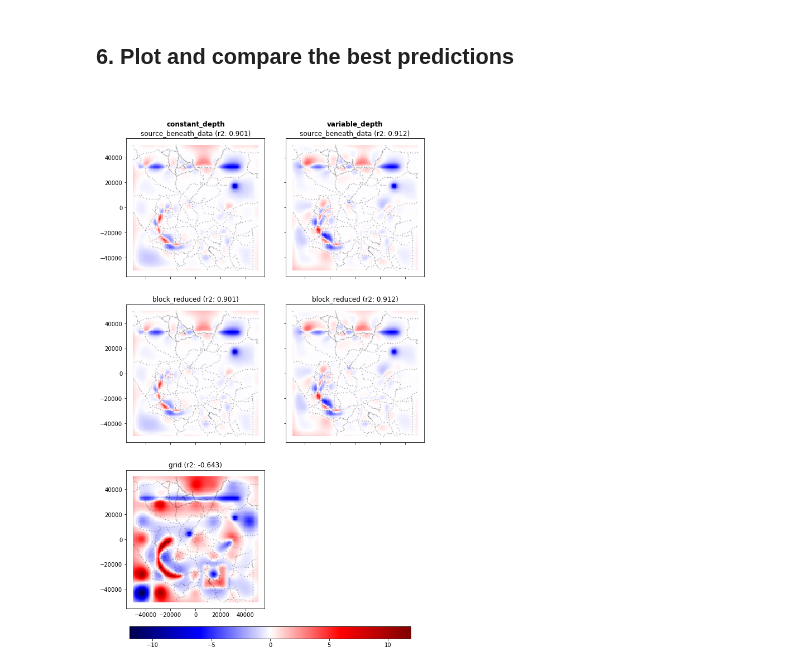
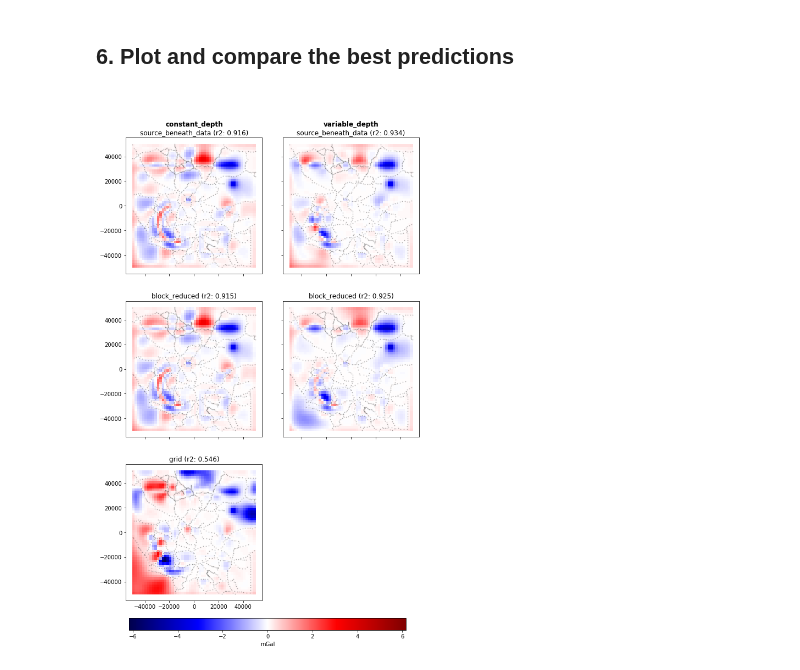
Before and after one commit to compgeolab/eql-gradient-boosted, a Jupyter notebook: notebooks/Gridding synthetic ground survey.ipynb, the cells around one changed output. Drawn from its saved outputs; the diff is of its cells as text; code cells hidden in the pictures.

```diff
--- a/notebooks/Gridding synthetic ground survey.ipynb
+++ b/notebooks/Gridding synthetic ground survey.ipynb
@@ -344,8 +355,8 @@ Each interpolation will be performed with different values of the `damping`, `re
 Define the set of parameters that will be used on the interpolations
 # %%
 parameters_sets = [
-    dict(damping=combo[0], relative_depth=combo[1], spacing=combo[2])
-    for combo in itertools.product(dampings, relative_depths, block_spacings)
+    dict(damping=combo[0], relative_depth=combo[1], spacing=grid_spacing)
+    for combo in itertools.product(dampings, relative_depths)
 ]
 # %% [markdown]
 Perform the interpolations and score them against the target data
@@ -421,6 +432,6 @@ Each interpolation will be performed with different values of the `damping`, `re
 Define the set of parameters that will be used on the interpolations
 # %%
 parameters_sets = [
-    dict(damping=combo[0], relative_depth=combo[1], spacing=combo[2])
-    for combo in itertools.product(dampings, relative_depths, source_grid_spacings)
+    dict(damping=combo[0], relative_depth=combo[1], spacing=grid_spacing)
+    for combo in itertools.product(dampings, source_grid_relative_depths)
 ]
@@ -436,9 +447,6 @@ for parameters in parameters_sets:
     # regular grid at a constant depth computed as the mean elevation
     # of observation points minus the relative depth.
     points = grid_sources(coordinates, **parameters)
-    if points[0].size > 5000:
-        print("Number of source points is too large.")
-        break
     # Initialize the gridder passing the points layout and the damping
     eql = hm.EQLHarmonic(points=points, damping=parameters["damping"])
     # Fit the gridder giving the survey data
@@ -596,13 +604,13 @@ Define the set of parameters that will be used on the interpolations
 parameters_sets = [
     dict(
         damping=combo[0],
-        spacing=combo[1],
-        depth_factor=combo[2],
-        depth_shift=combo[3],
-        k_nearest=combo[4],
+        spacing=grid_spacing,
+        depth_factor=combo[1],
+        depth_shift=combo[2],
+        k_nearest=combo[3],
     )
     for combo in itertools.product(
-        dampings, block_spacings, depth_factors, depth_shifts, k_values
+        dampings, depth_factors, depth_shifts, k_values
     )
 ]
 # %% [markdown]
@@ -686,32 +710,32 @@ for ax_col, relative_depth in zip(axes, best_predictions):
             *grid[:2],
             prediction - target,
             vmin=-maxabs,
             vmax=maxabs,
             cmap="seismic",
         )
         ax.scatter(survey.easting, survey.northing, s=1, alpha=0.2, color="k")
         ax.set_aspect("equal")
         ax.set_title("{} (r2: {:.3f})".format(layout, r2_score(target, prediction)))
 
 # Hide the last axe because it's not used
 axes[-1][-1].set_visible(False)
 
 # Annotate the rows of the figure
 for i in range(2):
     axes[i][0].annotate(
         list(best_predictions.keys())[i],
         xy=(0.04 + abs(i - 0.26), 0.94),
         xycoords="figure fraction",
         fontsize="large",
         horizontalalignment="center",
         fontweight="bold",
     )
 
 # Add colorbar
 fig.subplots_adjust(bottom=0.1, wspace=0.05)
 cbar_ax = fig.add_axes([0.15, 0.05, 0.7, 0.02])
-fig.colorbar(tmp, cax=cbar_ax, orientation="horizontal")
+fig.colorbar(tmp, cax=cbar_ax, orientation="horizontal", label=field_units)
 
 plt.show()
 # %% [output]
-[figure, old version]
+[figure, new version]
```
Also changed, not shown: parts of 19 cells of this notebook.
